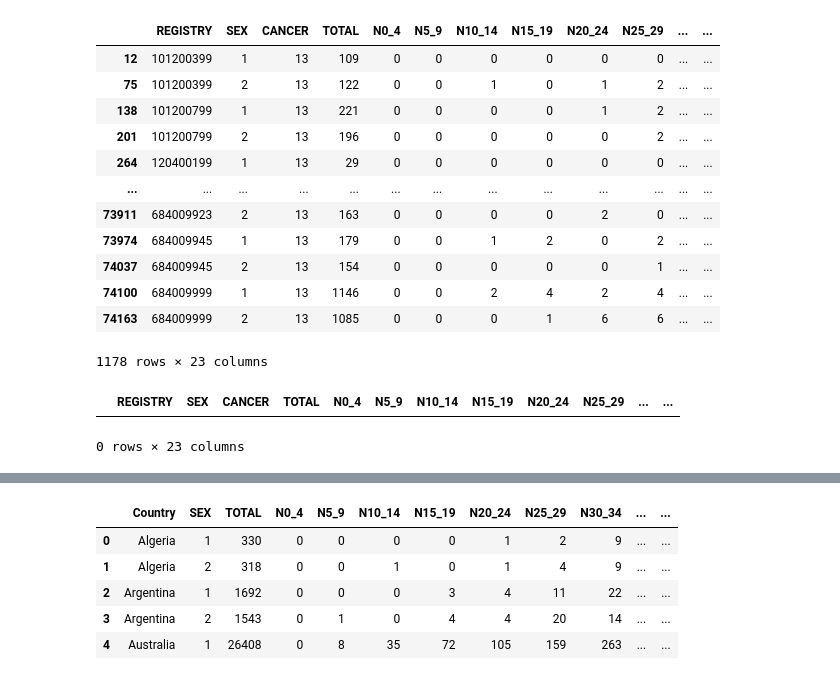
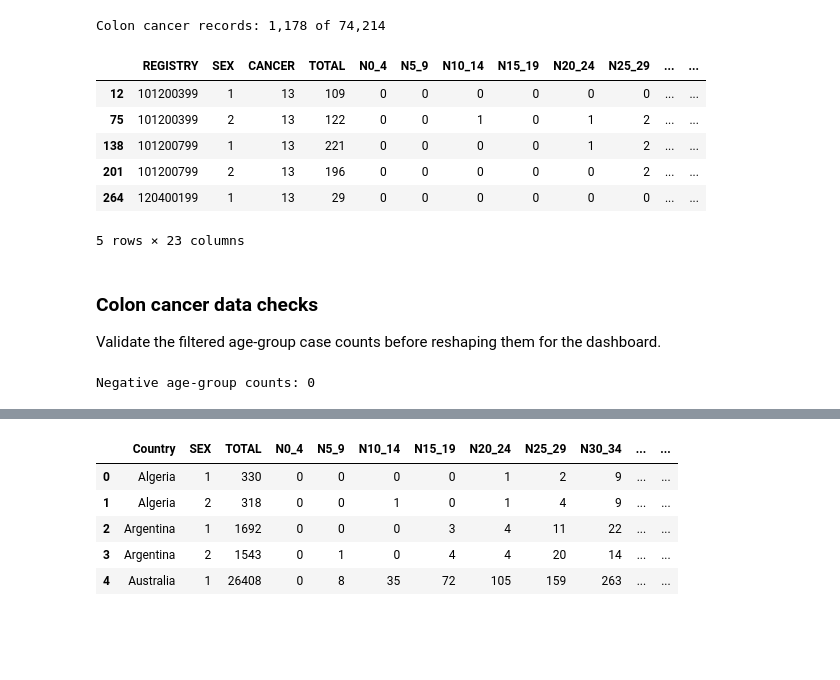
Before and after one commit to aghilisahand/Colon_Cancer_Analysis, a Jupyter notebook: Analysis.ipynb, the cells around one changed output, grey strips where cells are left out. Cells and saved outputs as stored; diff of their text form; code cells hidden in the pictures; blank space fills up the shorter version.

Commit message:
Cleaned up data cleaning and project notebooks

```diff
--- a/Analysis.ipynb
+++ b/Analysis.ipynb
@@ -84,31 +136,32 @@ df2_filtered.head()
 | 6 | Current tobacco use, adults aged 15+ | 2022 | African Region | African Region | Total | 9.5 | 7.7 | ... |
 | 7 | Current tobacco use, adults aged 15+ | 2022 | African Region | African Region | Males | 16.6 | 13.6 | ... |
 # %%
-# filter the dataset for the cancer that we are interested in
-df_filtered = df[(df['CANCER'] == 13) ] # cancer 13 corresponds to colon cancer
-df_filtered
+# Keep records for colon cancer (code 13).
+df_filtered = df.loc[df["CANCER"].eq(13)].copy()
+
+print(f"Colon cancer records: {len(df_filtered):,} of {len(df):,}")
+display(df_filtered.head())
 # %% [output]
+Colon cancer records: 1,178 of 74,214
 |  | REGISTRY | SEX | CANCER | TOTAL | N0_4 | N5_9 | N10_14 | N15_19 | N20_24 | N25_29 | ... | ... |
 | 12 | 101200399 | 1 | 13 | 109 | 0 | 0 | 0 | 0 | 0 | 0 | ... | ... |
 | 75 | 101200399 | 2 | 13 | 122 | 0 | 0 | 1 | 0 | 1 | 2 | ... | ... |
 | 138 | 101200799 | 1 | 13 | 221 | 0 | 0 | 0 | 0 | 1 | 2 | ... | ... |
 | 201 | 101200799 | 2 | 13 | 196 | 0 | 0 | 0 | 0 | 0 | 2 | ... | ... |
 | 264 | 120400199 | 1 | 13 | 29 | 0 | 0 | 0 | 0 | 0 | 0 | ... | ... |
-| ... | ... | ... | ... | ... | ... | ... | ... | ... | ... | ... | ... | ... |
-| 73911 | 684009923 | 2 | 13 | 163 | 0 | 0 | 0 | 0 | 2 | 0 | ... | ... |
-| 73974 | 684009945 | 1 | 13 | 179 | 0 | 0 | 1 | 2 | 0 | 2 | ... | ... |
-| 74037 | 684009945 | 2 | 13 | 154 | 0 | 0 | 0 | 0 | 0 | 1 | ... | ... |
-| 74100 | 684009999 | 1 | 13 | 1146 | 0 | 0 | 2 | 4 | 2 | 4 | ... | ... |
-| 74163 | 684009999 | 2 | 13 | 1085 | 0 | 0 | 0 | 1 | 6 | 6 | ... | ... |
-1178 rows × 23 columns
+5 rows × 23 columns
+# %% [markdown]
+### Colon cancer data checks
+
+Validate the filtered age-group case counts before reshaping them for the dashboard.
 # %%
-# see if there is any negative values in the columns that there shouldn't be negative values in
-rows_with_negatives = df_filtered[(df_filtered[['N0_4', 'N5_9', 'N10_14',
-       'N15_19', 'N20_24', 'N25_29', 'N30_34', 'N35_39', 'N40_44', 'N45_49',
-       'N50_54', 'N55_59', 'N60_64', 'N65_69', 'N70_74', 'N75_79', 'N80_84',
-       'N85', 'N_unk']] < 0).any(axis=1)]
-rows_with_negatives
+# Check that cancer case counts are non-negative.
+cancer_age_columns = [column for column in df_filtered.columns if column.startswith("N")]
+negative_case_counts = df_filtered[cancer_age_columns].lt(0).sum().sum()
+
+print(f"Negative age-group counts: {negative_case_counts:,}")
+if negative_case_counts:
+    display(df_filtered.loc[df_filtered[cancer_age_columns].lt(0).any(axis=1)].head())
 # %% [output]
-|  | REGISTRY | SEX | CANCER | TOTAL | N0_4 | N5_9 | N10_14 | N15_19 | N20_24 | N25_29 | ... | ... |
-0 rows × 23 columns
+Negative age-group counts: 0
 # %%
```
Also changed, not shown: parts of 35 cells of this notebook, 1 other file.
